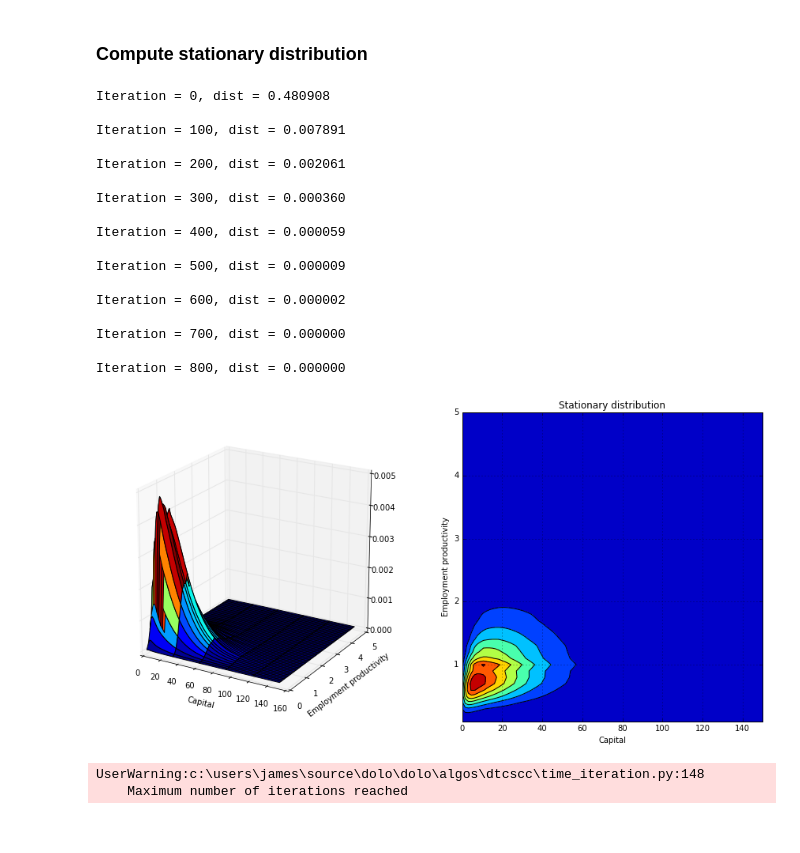
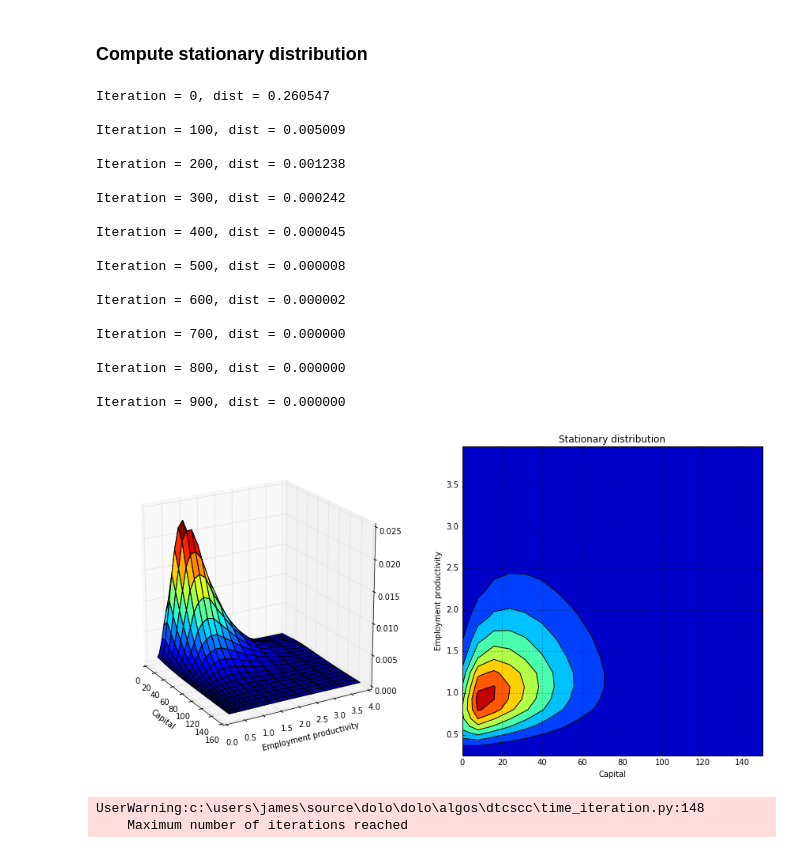
Before and after one commit to jagman88/dolo, a Jupyter notebook: examples/models/KS_noagg_equilibrium_dtcscc.ipynb, the cells around one changed output. Drawn from its saved outputs; the diff is of its cells as text; code cells hidden in the pictures.

```diff
--- a/examples/models/KS_noagg_equilibrium_dtcscc.ipynb
+++ b/examples/models/KS_noagg_equilibrium_dtcscc.ipynb
@@ -22,5 +23,5 @@ from matplotlib import cm
 filename = 'incomplete_markets_dtcscc.yaml'
 model = yaml_import(filename)
 
-Nf = np.array([100, 50])
+Nf = np.array([20, 20])
 # %% [output]
@@ -126,50 +140,52 @@ plt.grid()
 # %%
 L, QT = dst.stat_dist(model, dr, Nf, Nq=7, itmaxL=5000, tolL=1e-8, verbose=True)
 # %% [output]
-Iteration = 0, dist = 0.480908
+Iteration = 0, dist = 0.260547
 
-Iteration = 100, dist = 0.007891
+Iteration = 100, dist = 0.005009
 
-Iteration = 200, dist = 0.002061
+Iteration = 200, dist = 0.001238
 
-Iteration = 300, dist = 0.000360
+Iteration = 300, dist = 0.000242
 
-Iteration = 400, dist = 0.000059
+Iteration = 400, dist = 0.000045
 
-Iteration = 500, dist = 0.000009
+Iteration = 500, dist = 0.000008
 
 Iteration = 600, dist = 0.000002
 
 Iteration = 700, dist = 0.000000
 
 Iteration = 800, dist = 0.000000
+
+Iteration = 900, dist = 0.000000
 # %%
 # 3D plot of the distribution
 Nkf = Nf[0]
 Nef = Nf[1]
 Z = L.reshape([Nef, Nkf])
 kgridf, egridf = dst.fine_grid(model, Nf)
 X, Y = np.meshgrid(kgridf, egridf)
 
 fig = plt.figure(figsize=(15, 7))
 # plt.subplot(121)
 ax = fig.add_subplot(121, projection='3d')
-ax.plot_surface(X,Y,Z, rstride=1, cstride=20, cmap = cm.jet)
+ax.plot_surface(X,np.exp(Y),Z, rstride=1, cstride=1, cmap = cm.jet)
 plt.xlabel('Capital')
 plt.ylabel('Employment productivity')
 ax.elev = 20
-ax.azim = 300
+ax.azim = 330
 
 ax = fig.add_subplot(122)
-contour = plt.contour(X, Y, Z, colors='k')
-cp = plt.contourf(X, Y, Z)
+contour = plt.contour(X, np.exp(Y), Z, colors='k')
+cp = plt.contourf(X, np.exp(Y), Z)
 plt.title('Stationary distribution')
 plt.xlabel('Capital')
 plt.ylabel('Employment productivity')
 plt.grid()
 plt.show()
 # %% [output]
-[figure, old version]
+[figure, new version]
 # %%
 Kd, Ks, r = dst.supply_demand(model, Nf, numpoints=30, lower=40, upper=50, verbose=True)
 # %% [output]
```
Also changed, not shown: parts of 7 cells of this notebook, 4 other files.
